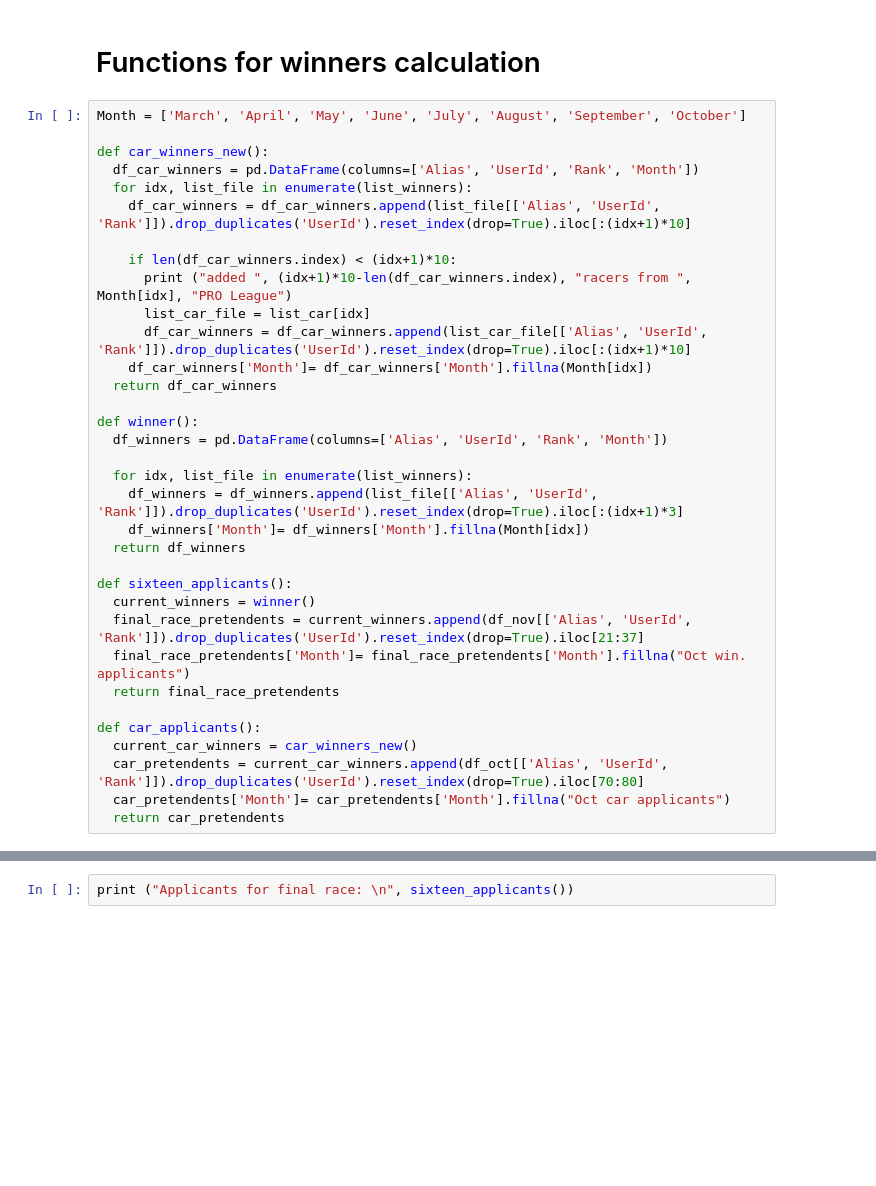
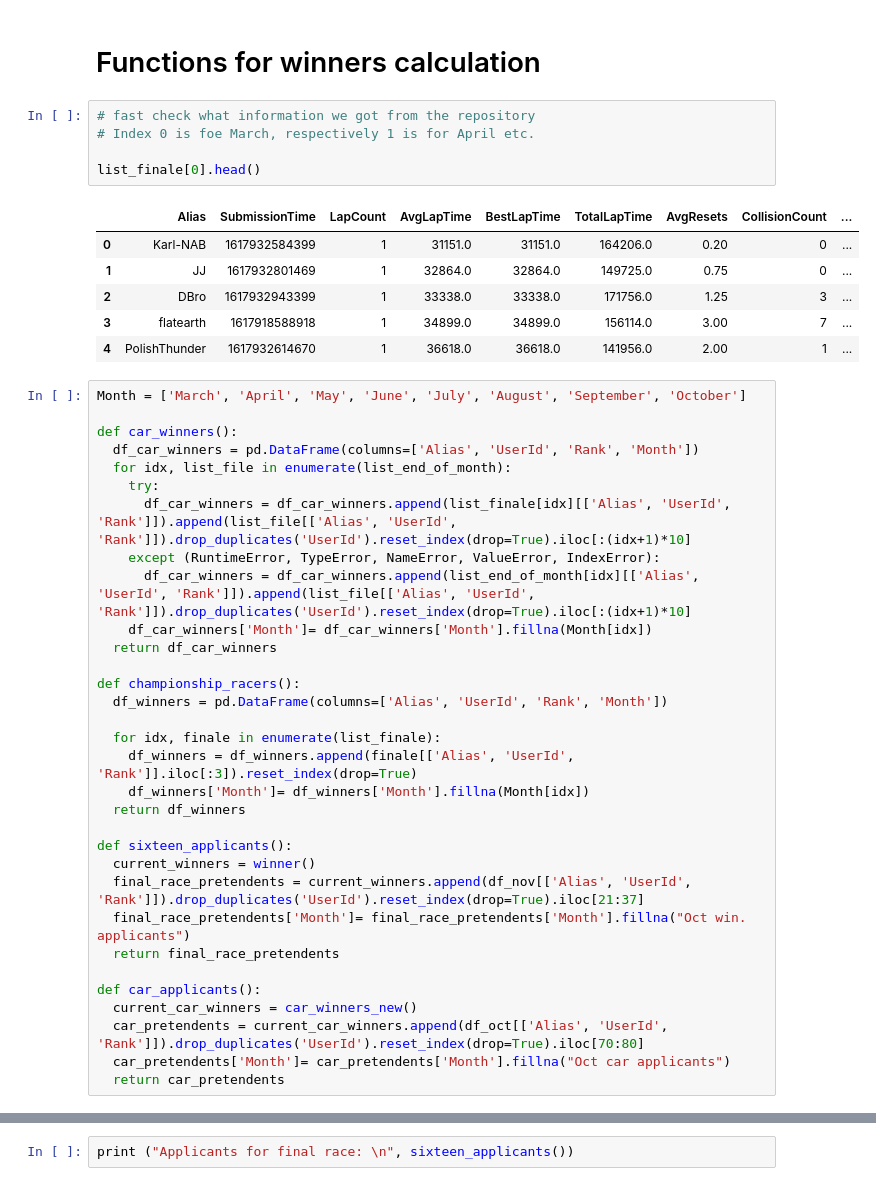
Before and after one commit to mokoron/EDA, a Jupyter notebook: Deepracer_league.ipynb, the cells around one changed output, grey strips where cells are left out. Cells and saved outputs as stored; diff of their text form; blank space fills up the shorter version.

```diff
--- a/Deepracer_league.ipynb
+++ b/Deepracer_league.ipynb
@@ -67,26 +69,36 @@ list_car = [df_march, df_apr, df_may, df_june, df_july, df_aug, df_sept, df_oct]
 list_winners = [df_march_win, df_apr_win, df_may_win, df_june_win, df_july_win, df_aug_win, df_sept_win, df_nov]
 # %% [markdown]
 # Functions for winners calculation
+# %%
+# fast check what information we got from the repository
+# Index 0 is foe March, respectively 1 is for April etc.
+
+list_finale[0].head()
+# %% [output]
+|  | Alias | SubmissionTime | LapCount | AvgLapTime | BestLapTime | TotalLapTime | AvgResets | CollisionCount | ... |
+| 0 | Karl-NAB | 1617932584399 | 1 | 31151.0 | 31151.0 | 164206.0 | 0.20 | 0 | ... |
+| 1 | JJ | 1617932801469 | 1 | 32864.0 | 32864.0 | 149725.0 | 0.75 | 0 | ... |
+| 2 | DBro | 1617932943399 | 1 | 33338.0 | 33338.0 | 171756.0 | 1.25 | 3 | ... |
+| 3 | flatearth | 1617918588918 | 1 | 34899.0 | 34899.0 | 156114.0 | 3.00 | 7 | ... |
+| 4 | PolishThunder | 1617932614670 | 1 | 36618.0 | 36618.0 | 141956.0 | 2.00 | 1 | ... |
 # %%
 Month = ['March', 'April', 'May', 'June', 'July', 'August', 'September', 'October']
 
-def car_winners_new():
+def car_winners():
   df_car_winners = pd.DataFrame(columns=['Alias', 'UserId', 'Rank', 'Month'])
-  for idx, list_file in enumerate(list_winners):
-    df_car_winners = df_car_winners.append(list_file[['Alias', 'UserId', 'Rank']]).drop_duplicates('UserId').reset_index(drop=True).iloc[:(idx+1)*10]
-
-    if len(df_car_winners.index) < (idx+1)*10:
-      print ("added ", (idx+1)*10-len(df_car_winners.index), "racers from ", Month[idx], "PRO League")
-      list_car_file = list_car[idx]
-      df_car_winners = df_car_winners.append(list_car_file[['Alias', 'UserId', 'Rank']]).drop_duplicates('UserId').reset_index(drop=True).iloc[:(idx+1)*10]
+  for idx, list_file in enumerate(list_end_of_month):
+    try:
+      df_car_winners = df_car_winners.append(list_finale[idx][['Alias', 'UserId', 'Rank']]).append(list_file[['Alias', 'UserId', 'Rank']]).drop_duplicates('UserId').reset_index(drop=True).iloc[:(idx+1)*10]
+    except (RuntimeError, TypeError, NameError, ValueError, IndexError):
+      df_car_winners = df_car_winners.append(list_end_of_month[idx][['Alias', 'UserId', 'Rank']]).append(list_file[['Alias', 'UserId', 'Rank']]).drop_duplicates('UserId').reset_index(drop=True).iloc[:(idx+1)*10]
     df_car_winners['Month']= df_car_winners['Month'].fillna(Month[idx])
   return df_car_winners
 
-def winner():
+def championship_racers():
   df_winners = pd.DataFrame(columns=['Alias', 'UserId', 'Rank', 'Month'])
 
-  for idx, list_file in enumerate(list_winners):
-    df_winners = df_winners.append(list_file[['Alias', 'UserId', 'Rank']]).drop_duplicates('UserId').reset_index(drop=True).iloc[:(idx+1)*3]
+  for idx, finale in enumerate(list_finale):
+    df_winners = df_winners.append(finale[['Alias', 'UserId', 'Rank']].iloc[:3]).reset_index(drop=True)
     df_winners['Month']= df_winners['Month'].fillna(Month[idx])
   return df_winners
 
```
Also changed, not shown: parts of 11 cells of this notebook.
